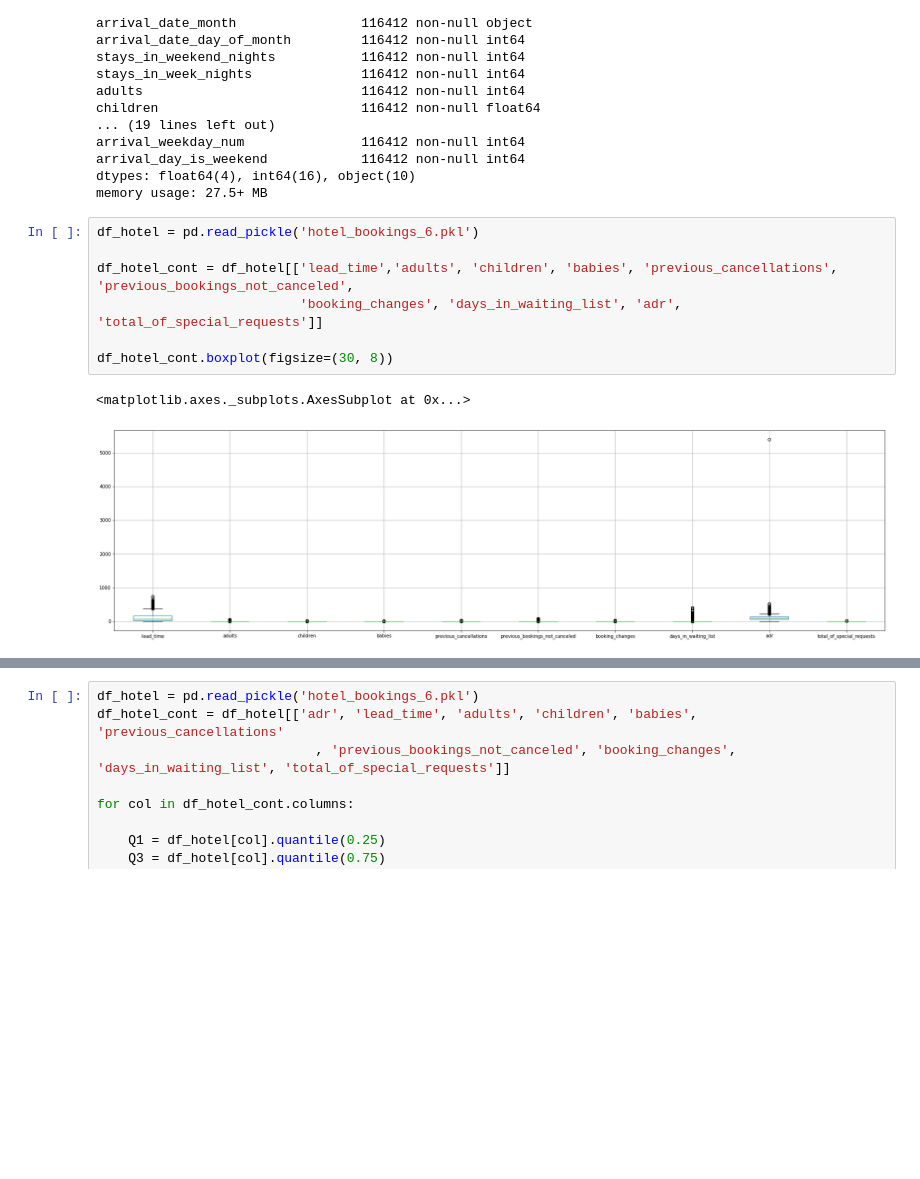
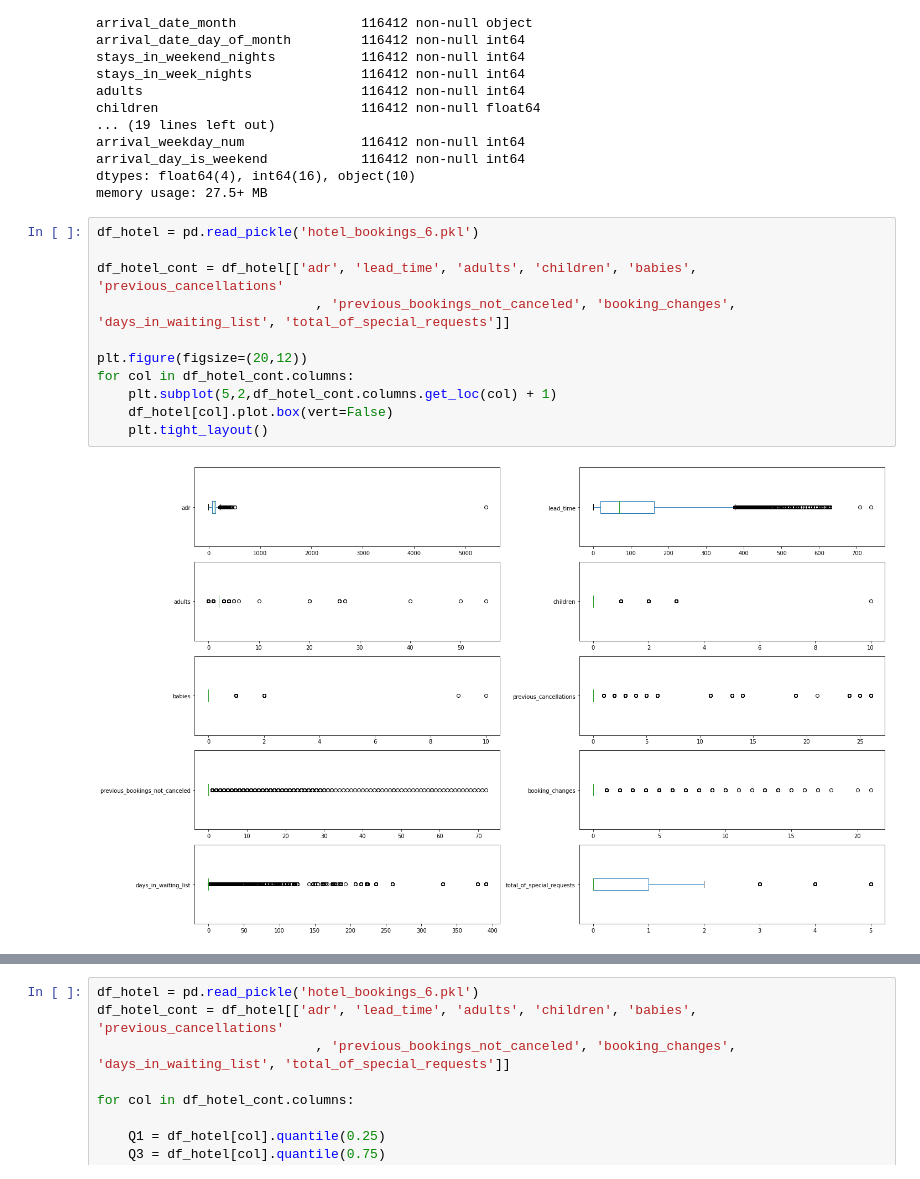
Before and after one commit to sandeepborkartech/ML_HotelPricing, a Jupyter notebook: ML_TEAM_4_Hotel_Data_Prep.ipynb, the cells around one changed output, grey strips where cells are left out. Cells and saved outputs as stored; diff of their text form; blank space fills up the shorter version.

Commit message:
=Adding graphs and comments

```diff
--- a/ML_TEAM_4_Hotel_Data_Prep.ipynb
+++ b/ML_TEAM_4_Hotel_Data_Prep.ipynb
@@ -327,10 +368,13 @@ memory usage: 27.5+ MB
 # %%
 df_hotel = pd.read_pickle('hotel_bookings_6.pkl')
 
-df_hotel_cont = df_hotel[['lead_time','adults', 'children', 'babies', 'previous_cancellations', 'previous_bookings_not_canceled',
-                          'booking_changes', 'days_in_waiting_list', 'adr', 'total_of_special_requests']]
+df_hotel_cont = df_hotel[['adr', 'lead_time', 'adults', 'children', 'babies', 'previous_cancellations'
+                            , 'previous_bookings_not_canceled', 'booking_changes', 'days_in_waiting_list', 'total_of_special_requests']]
 
-df_hotel_cont.boxplot(figsize=(30, 8))
+plt.figure(figsize=(20,12))
+for col in df_hotel_cont.columns:
+    plt.subplot(5,2,df_hotel_cont.columns.get_loc(col) + 1)
+    df_hotel[col].plot.box(vert=False)
+    plt.tight_layout()
 # %% [output]
-<matplotlib.axes._subplots.AxesSubplot at 0x...>
-[figure, old version]
+[figure, new version]
```
Also changed, not shown: parts of 38 cells of this notebook.
